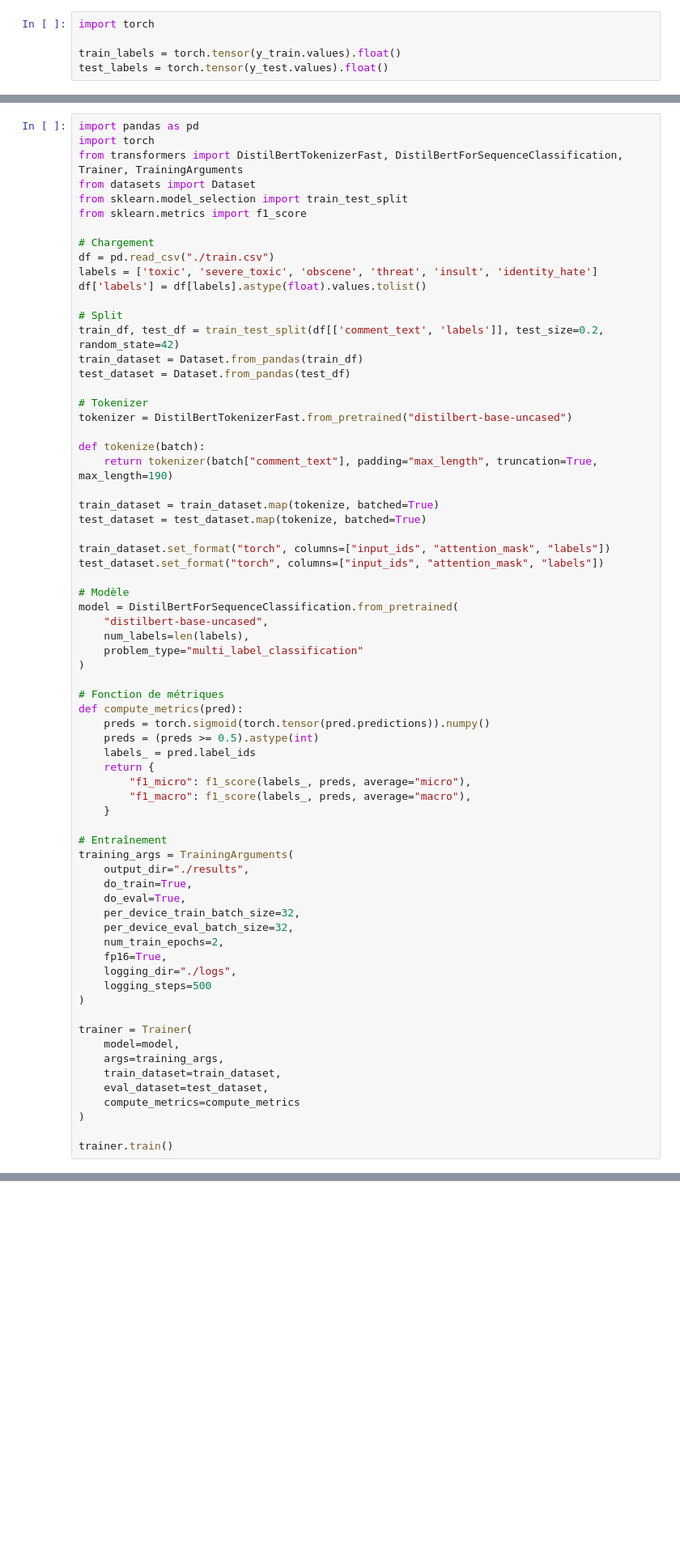
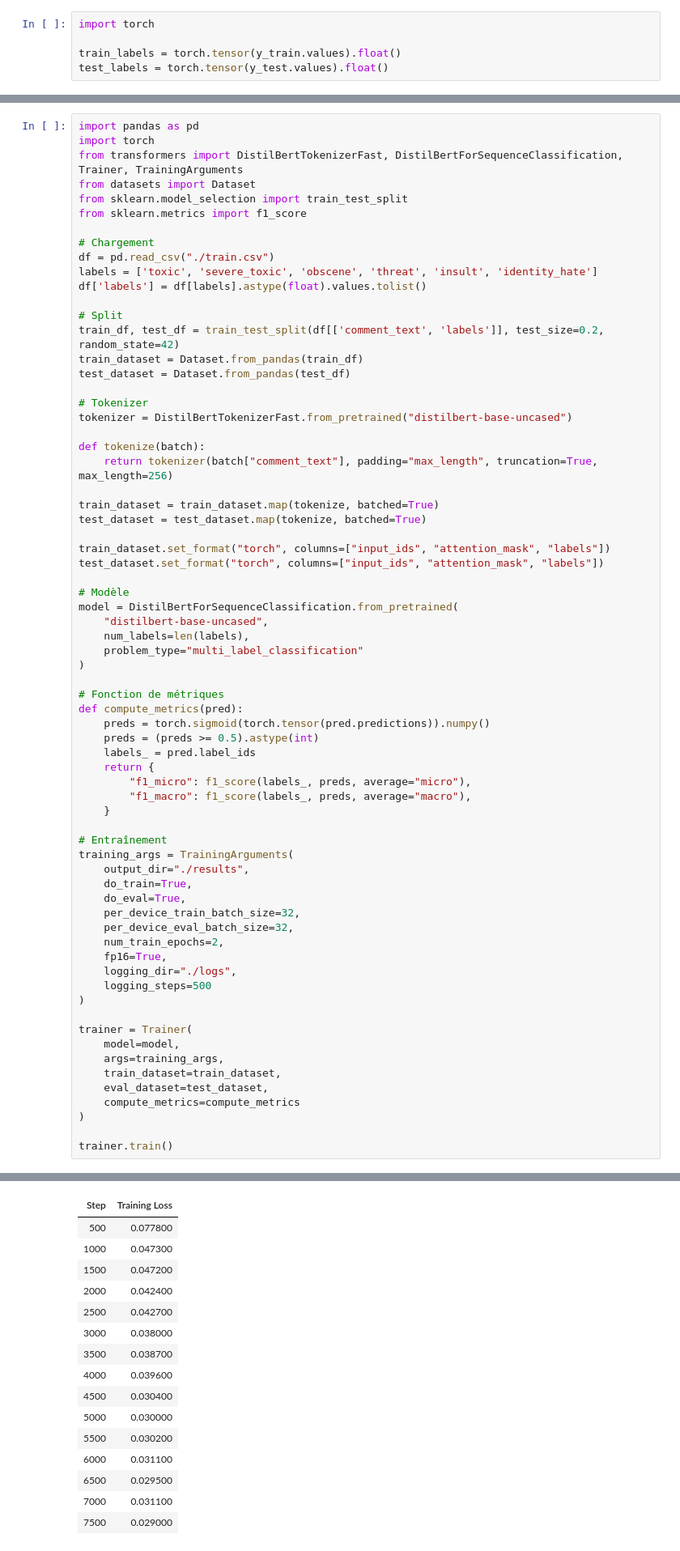
Before and after one commit to Watch15/TP_DeepLearning, a Jupyter notebook: TP.ipynb, the cells around one changed output, grey strips where cells are left out. Shown at 81% size. Drawn from its saved outputs; the diff is of its cells as text; blank space fills up the shorter version.

```diff
--- a/TP.ipynb
+++ b/TP.ipynb
@@ -312,7 +423,7 @@ test_dataset = Dataset.from_pandas(test_df)
 tokenizer = DistilBertTokenizerFast.from_pretrained("distilbert-base-uncased")
 
 def tokenize(batch):
-    return tokenizer(batch["comment_text"], padding="max_length", truncation=True, max_length=190)
+    return tokenizer(batch["comment_text"], padding="max_length", truncation=True, max_length=256)
 
 train_dataset = train_dataset.map(tokenize, batched=True)
 test_dataset = test_dataset.map(tokenize, batched=True)
@@ -359,3 +470,4 @@ trainer = Trainer(
 )
 
 trainer.train()
+# %% [output]
@@ -361,0 +477,16 @@ trainer.train()
+| Step | Training Loss |
+| 500 | 0.077800 |
+| 1000 | 0.047300 |
+| 1500 | 0.047200 |
+| 2000 | 0.042400 |
+| 2500 | 0.042700 |
+| 3000 | 0.038000 |
+| 3500 | 0.038700 |
+| 4000 | 0.039600 |
+| 4500 | 0.030400 |
+| 5000 | 0.030000 |
+| 5500 | 0.030200 |
+| 6000 | 0.031100 |
+| 6500 | 0.029500 |
+| 7000 | 0.031100 |
+| 7500 | 0.029000 |
```
Also changed, not shown: parts of 19 cells of this notebook.
